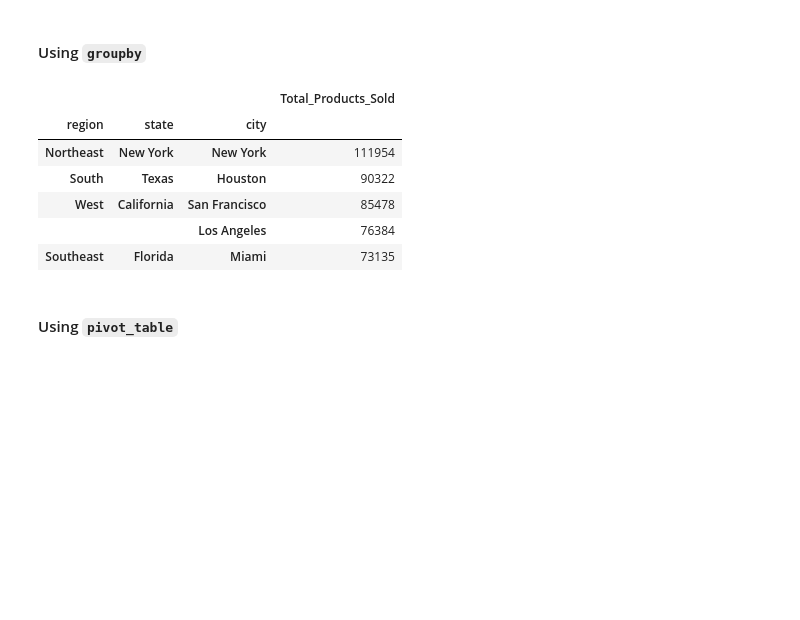
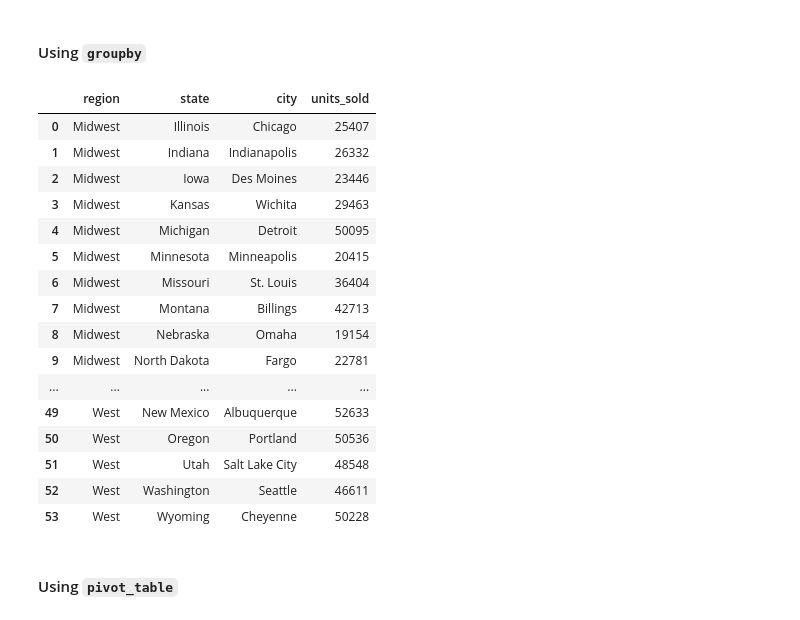
Before and after one commit to beptis/athletic_sales_analysis, a Jupyter notebook: athletic_sales_analysis.ipynb, the cells around one changed output. Saved outputs shown, nothing was run; the diff lists cells and outputs as text; code cells hidden in the pictures; blank space fills up the shorter version.

Commit message:
Created groupby

```diff
--- a/athletic_sales_analysis.ipynb
+++ b/athletic_sales_analysis.ipynb
@@ -167,19 +167,31 @@ memory usage: 904.2+ KB
 #### Using `groupby`
 # %%
 # Show the number products sold for region, state, and city.
+regional_sales_group = sales_combined_df.groupby(['region','state','city'])["units_sold"].sum()
+regional_sales_group.reset_index()
+
 # Rename the sum to "Total_Products_Sold".
 
 
-
 # Show the top 5 results.
 # %% [output]
-|  |  |  | Total_Products_Sold |
-| region | state | city |  |
-| Northeast | New York | New York | 111954 |
-| South | Texas | Houston | 90322 |
-| West | California | San Francisco | 85478 |
-|  |  | Los Angeles | 76384 |
-| Southeast | Florida | Miami | 73135 |
+|  | region | state | city | units_sold |
+| 0 | Midwest | Illinois | Chicago | 25407 |
+| 1 | Midwest | Indiana | Indianapolis | 26332 |
+| 2 | Midwest | Iowa | Des Moines | 23446 |
+| 3 | Midwest | Kansas | Wichita | 29463 |
+| 4 | Midwest | Michigan | Detroit | 50095 |
+| 5 | Midwest | Minnesota | Minneapolis | 20415 |
+| 6 | Midwest | Missouri | St. Louis | 36404 |
+| 7 | Midwest | Montana | Billings | 42713 |
+| 8 | Midwest | Nebraska | Omaha | 19154 |
+| 9 | Midwest | North Dakota | Fargo | 22781 |
+| ... | ... | ... | ... | ... |
+| 49 | West | New Mexico | Albuquerque | 52633 |
+| 50 | West | Oregon | Portland | 50536 |
+| 51 | West | Utah | Salt Lake City | 48548 |
+| 52 | West | Washington | Seattle | 46611 |
+| 53 | West | Wyoming | Cheyenne | 50228 |
 # %% [markdown]
 #### Using `pivot_table`
 # %%
```
